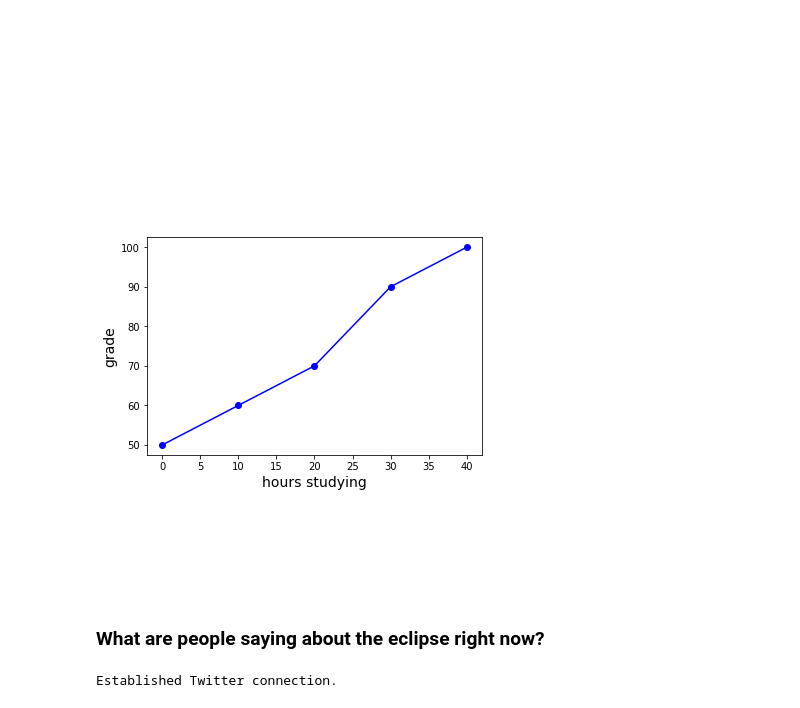
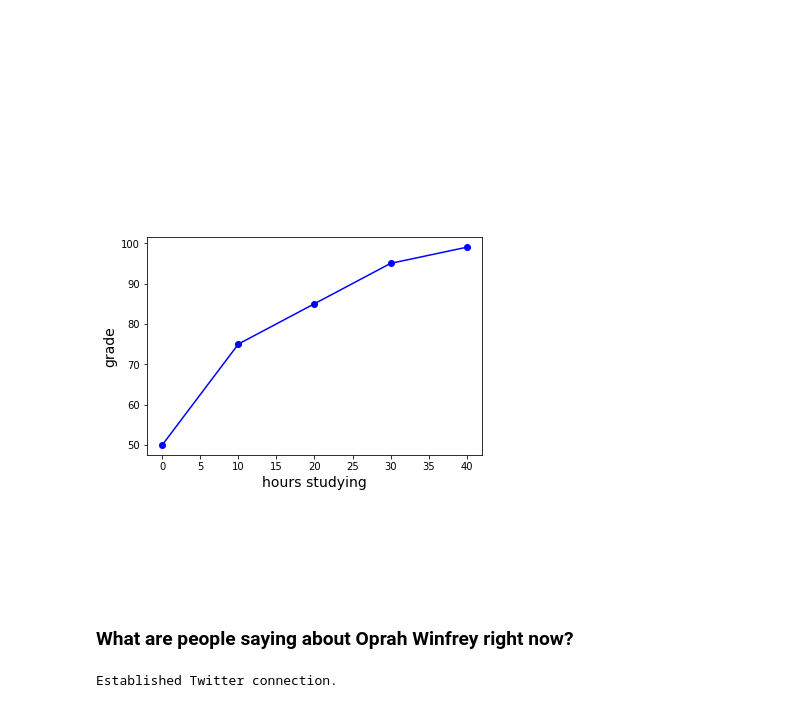
Before and after one commit to iit-cs579/main, a Jupyter notebook: lec/l01/l01.ipynb, the cells around one changed output. Cells and saved outputs as stored; diff of their text form; code cells hidden in the pictures.

```diff
--- a/lec/l01/l01.ipynb
+++ b/lec/l01/l01.ipynb
@@ -212,20 +212,20 @@ my_sum([1, 2, 3, 4, 5, 6, 7, 8])
 # %%
 %matplotlib inline
 import matplotlib.pyplot as plt
 import numpy as np
 
-plt.plot(np.arange(5)*10, [50, 60, 70, 90, 100], 'bo-')
+plt.plot(np.arange(5)*10, [50, 75, 85, 95, 99], 'bo-')
 plt.xlabel('hours studying', size=14)
 plt.ylabel('grade', size=14)
 plt.show()
 # %% [output]
-[figure, old version]
+[figure, new version]
 # %% [markdown]
 
 
 <br><br><br>
 # %% [markdown]
-### What are people saying about the eclipse right now?
+### What are people saying about Oprah Winfrey right now?
 # %%
 import configparser
 from TwitterAPI import TwitterAPI
```
Also changed, not shown: parts of 18 cells of this notebook, 2 other files.
